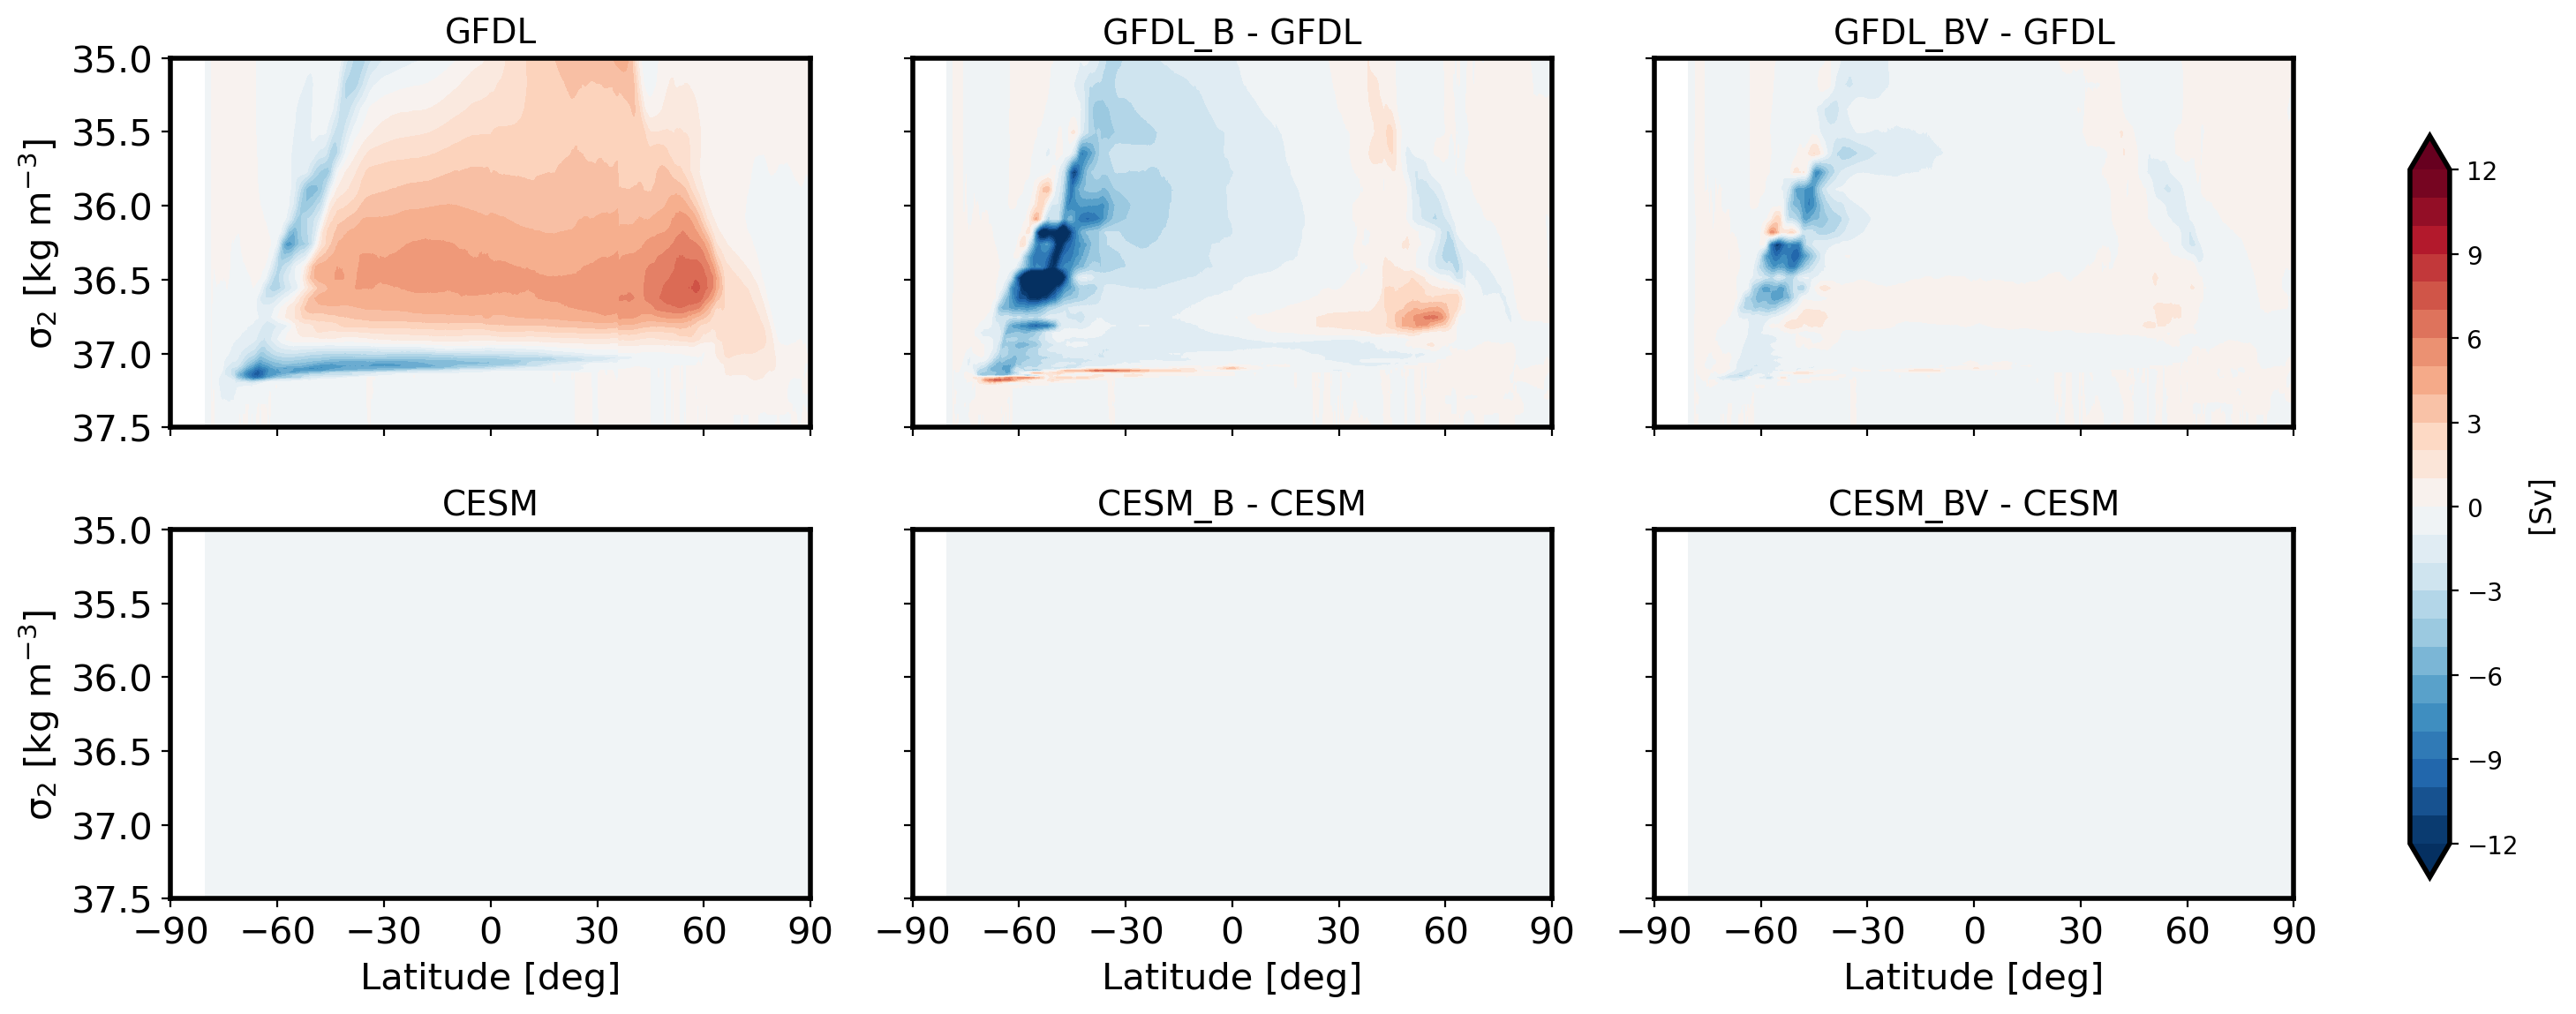
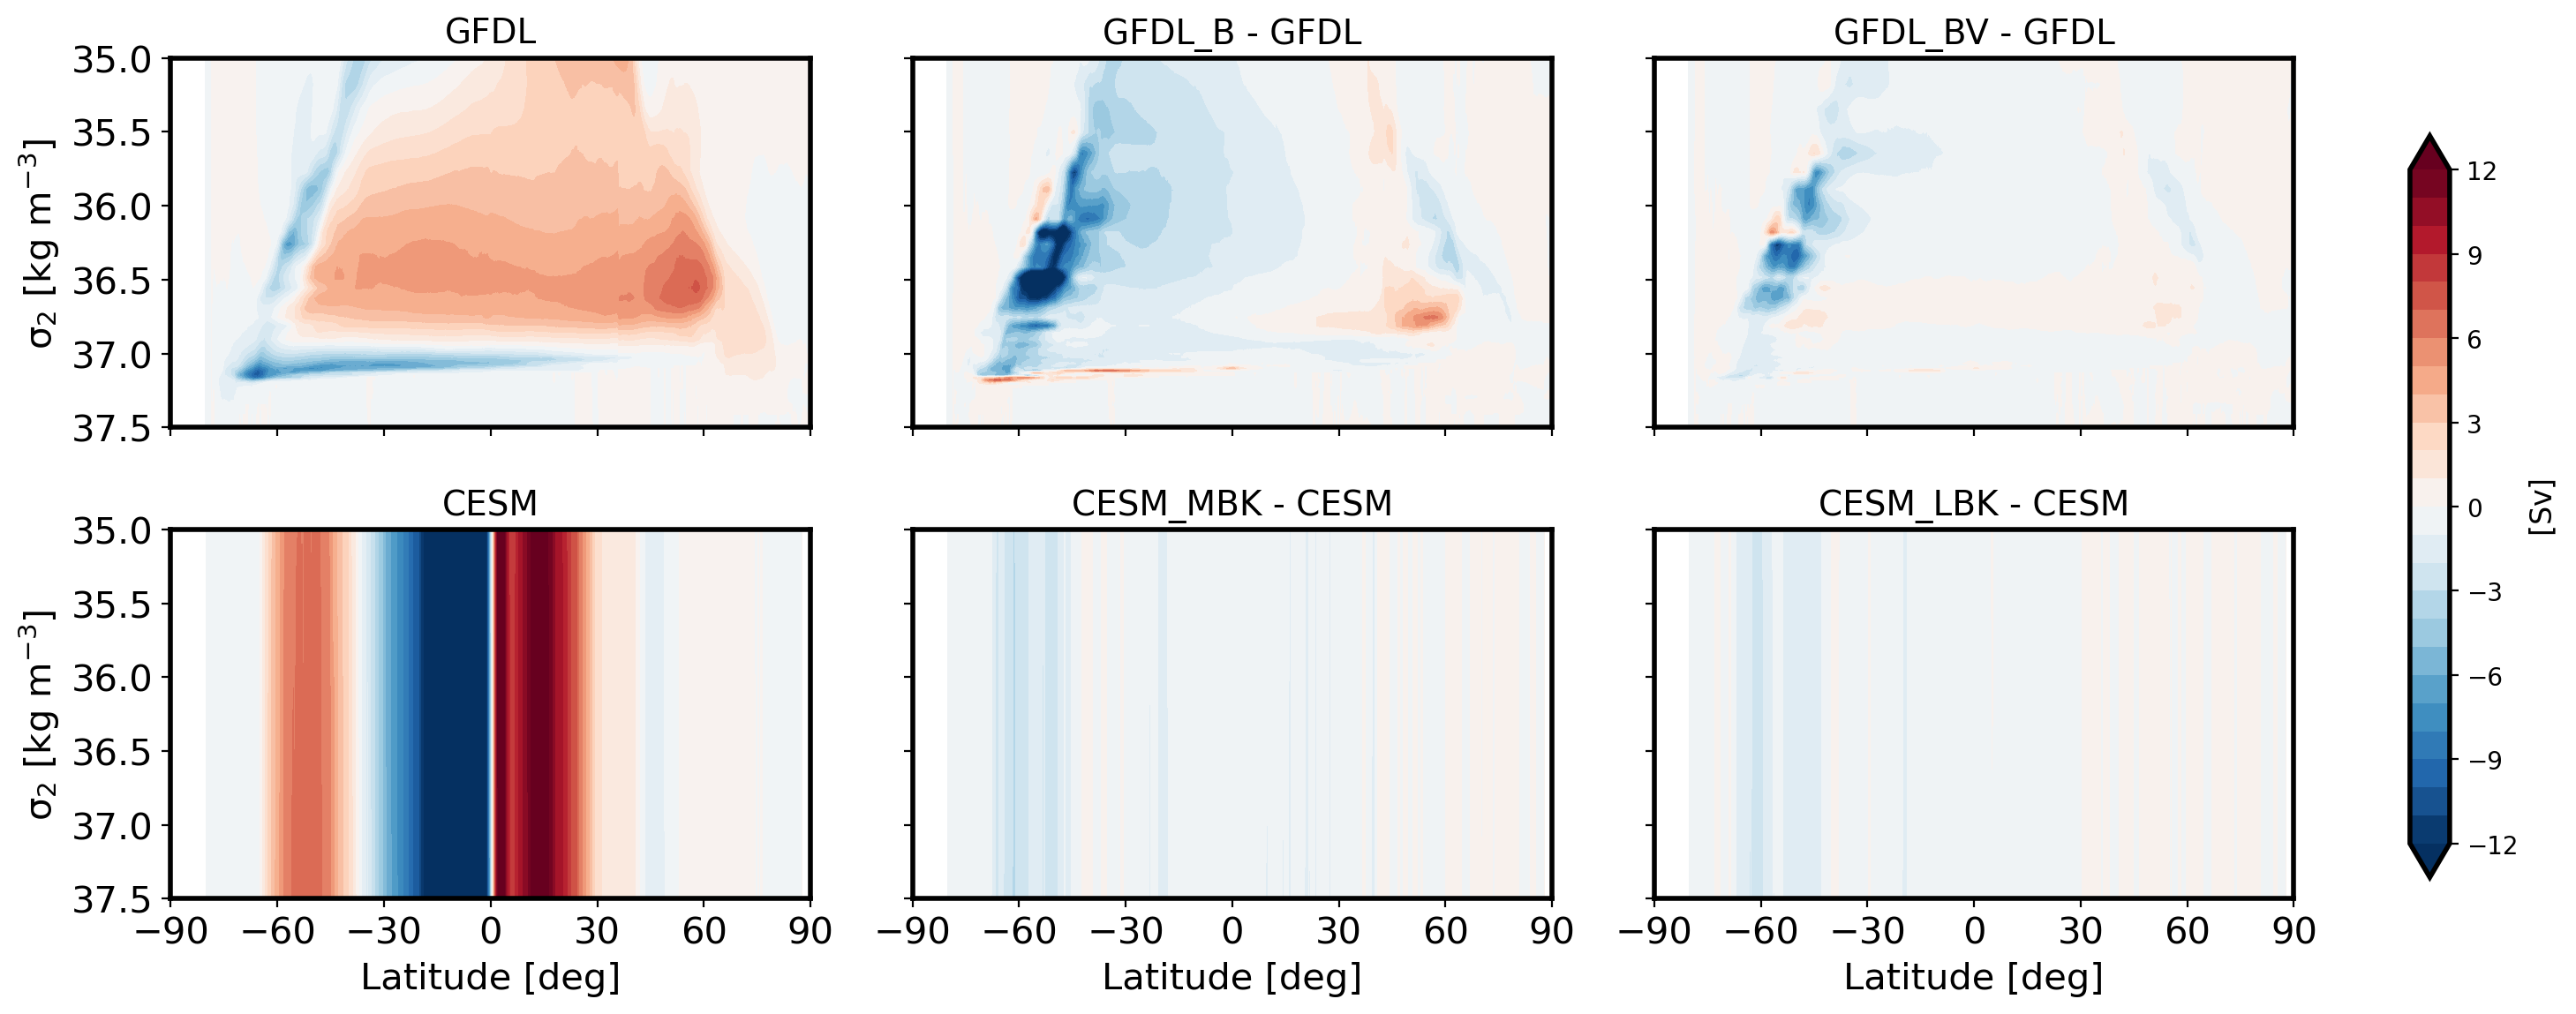
Code edit (unified diff) that turned the first committed figure into the second:
--- before
+++ after
@@ -4,13 +4,11 @@
 acontours = np.arange(-12, 12+1, 1)
 
-xcoordmesh, ycoordmesh = np.meshgrid(ds.yq, ds.rho2_l - 1000.)
-
 datasets = [
-    (grpsi_ref, contours, "GFDL"),
-    (grpsi_BS - grpsi_ref, acontours, "GFDL_B - GFDL"),
-    (grpsi_BSV - grpsi_ref, acontours, "GFDL_BV - GFDL"),
-    (ycoordmesh*0, contours, "CESM"),
-    (ycoordmesh*0, acontours, "CESM_B - CESM"),
-    (ycoordmesh*0, acontours, "CESM_BV - CESM"),
+    (grpsi_ref1, contours, "GFDL"),
+    (grpsi_BS - grpsi_ref1, acontours, "GFDL_B - GFDL"),
+    (grpsi_BSV - grpsi_ref1, acontours, "GFDL_BV - GFDL"),
+    (grpsi_ref2, contours, "CESM"),
+    (grpsi_MBK - grpsi_ref2, acontours, "CESM_MBK - CESM"),
+    (grpsi_LBK - grpsi_ref2, acontours, "CESM_LBK - CESM"),
 ]
 
@@ -19,9 +17,14 @@
 for i, ax in enumerate(axes.flat):
     field, levels, title = datasets[i]
+    if i < 3:
+        xcoordmesh, ycoordmesh = np.meshgrid(ds_ref1.yq, ds_ref1.rho2_l - 1000.)
+    else:
+        xcoordmesh, ycoordmesh = np.meshgrid(ds_ref2.yq, ds_ref2.zl)
+
     im = ax.contourf(
         xcoordmesh, ycoordmesh, field, 
         levels=levels, cmap="RdBu_r", extend="both"
     )
-    
+
     # Panel row/col
     row, col = divmod(i, 3)
@@ -52,4 +55,4 @@
 
 plt.tight_layout(rect=[0, 0, 0.9, 1])
-fig.savefig("Figure_CPT_review/GCM_MOC.pdf", dpi=800)
+#fig.savefig("Figure_CPT_review/GCM_MOC.pdf", dpi=800)
 

Commit: MOC plots